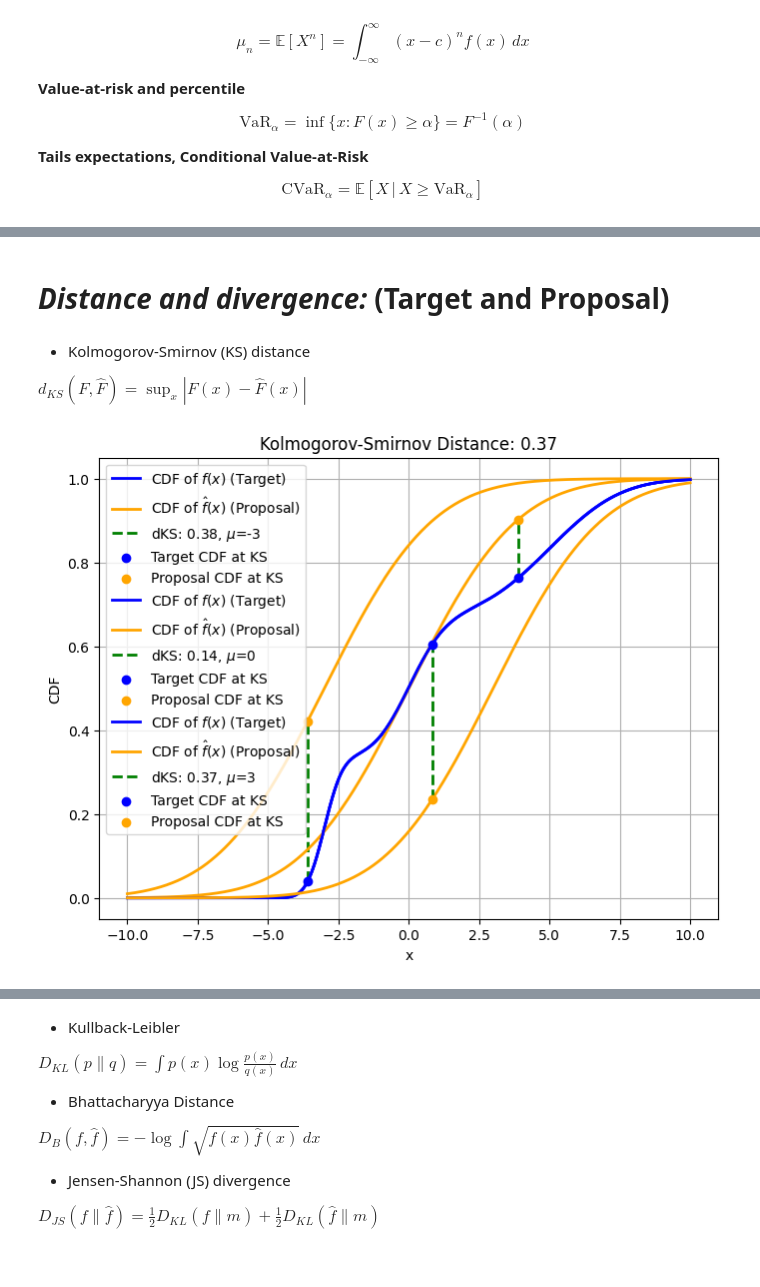
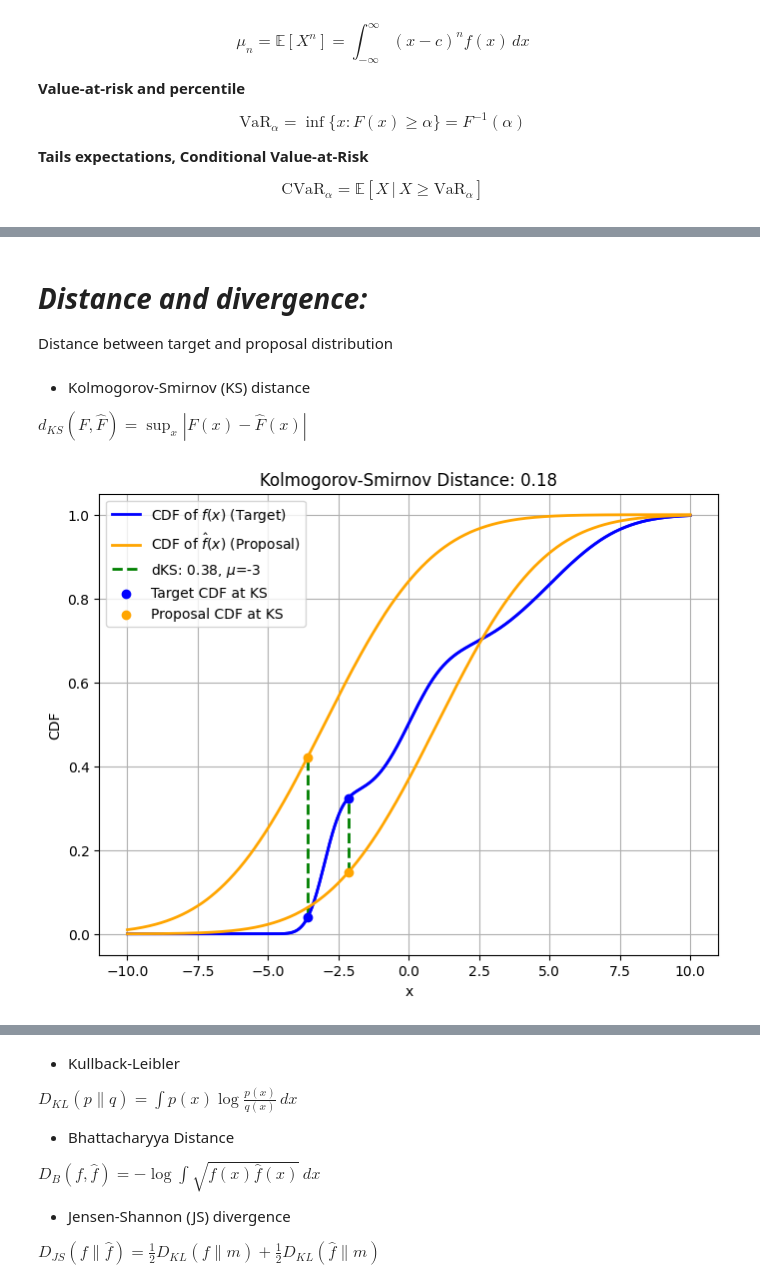
Before and after one commit to supsi-dacd-isaac/TeachDecisionMakingUncertainty, a Jupyter notebook: L2_Metrics_for_UQ_and_optimization.ipynb, the cells around one changed output, grey strips where cells are left out. Cells and saved outputs as stored; diff of their text form; code cells hidden in the pictures.

```diff
--- a/L2_Metrics_for_UQ_and_optimization.ipynb
+++ b/L2_Metrics_for_UQ_and_optimization.ipynb
@@ -364,24 +340,11 @@ class GaussianMixtureModel:
             result += weight * component.cdf(x)
         return result
 
-    def icdf(self, alpha, tol=1e-6, max_iter=100):
-        low, high = -1e6, 1e6  # Assume an appropriate range for ICDF
-        result = []
-
-        for a in np.atleast_1d(alpha):  # Allow alpha to be a scalar or array
-            # Binary search for each alpha
-            for _ in range(max_iter):
-                mid = (low + high) / 2
-                if np.abs(self.cdf(mid) - a) < tol:
-                    result.append(mid)
-                    break
-                elif self.cdf(mid) < a:
-                    low = mid
-                else:
-                    high = mid
-            else:
-                raise ValueError("Inverse CDF did not converge.")
-        return np.array(result) if len(result) > 1 else result[0]
+    def icdf(self, alpha):
+        result = np.zeros_like(alpha)
+        for weight, component in zip(self.weights, self.components):
+            result += weight * component.icdf(alpha)
+        return result
 
     def sample(self, n_samples):
         samples = []
@@ -467,6 +429,8 @@ plt.show()
 # %% [markdown]
 
-# *Distance and divergence:*   (Target and Proposal)
+# *Distance and divergence:*
+
+Distance between target and proposal distribution
 # %% [markdown]
 
 
@@ -489,8 +448,10 @@ def kolmogorov_smirnov_distance(cdf_vals_target, cdf_vals_proposal):
   return ks_distance, ks_index
 # %%
-# Example 1 visualize different mean values
+
+cdf_target = GMM3.cdf(x)
+
 plt.figure(figsize=(8, 6))
-proposed_mean_vals = [-3, 0,  3 ]
+proposed_mean_vals = [-3, 1]
 for proposed_mean in proposed_mean_vals:
     cdf_proposal = Gaussian(mu=proposed_mean, sigma=3).cdf(x)
 
@@ -501,32 +462,32 @@ for proposed_mean in proposed_mean_vals:
     x_ks = x[ks_index]
     y_target = cdf_target[ks_index]
     y_proposal = cdf_proposal[ks_index]
 
 
     plt.plot(x, cdf_target, label=r"CDF of $f(x)$ (Target)", color="blue", linewidth=2)
     plt.plot(x, cdf_proposal, label=r"CDF of $\hat{f}(x)$ (Proposal)", color="orange", linewidth=2)
 
     # Highlight the KS distance
     plt.vlines(
         x=x_ks,
         ymin=min(y_target, y_proposal),
         ymax=max(y_target, y_proposal),
         colors="green",
         linestyle="--",
         label=f"dKS: {ks_distance:.2f}, $\mu$={proposed_mean}",
         linewidth=2
     )
     plt.scatter([x_ks], [y_target], color="blue", zorder=5, label="Target CDF at KS")
     plt.scatter([x_ks], [y_proposal], color="orange", zorder=5, label="Proposal CDF at KS")
-    if proposed_mean==proposed_mean_vals[2]:
+    if proposed_mean==proposed_mean_vals[0]:
       plt.legend()
 
 # Add titles, labels, and legend
 plt.title(f"Kolmogorov-Smirnov Distance: {ks_distance:.2f}")
 plt.xlabel("x")
 plt.ylabel("CDF")
 
 plt.grid()
 plt.show()
 # %% [output]
-[figure, old version]
+[figure, new version]
```
Also changed, not shown: parts of 37 cells of this notebook.
